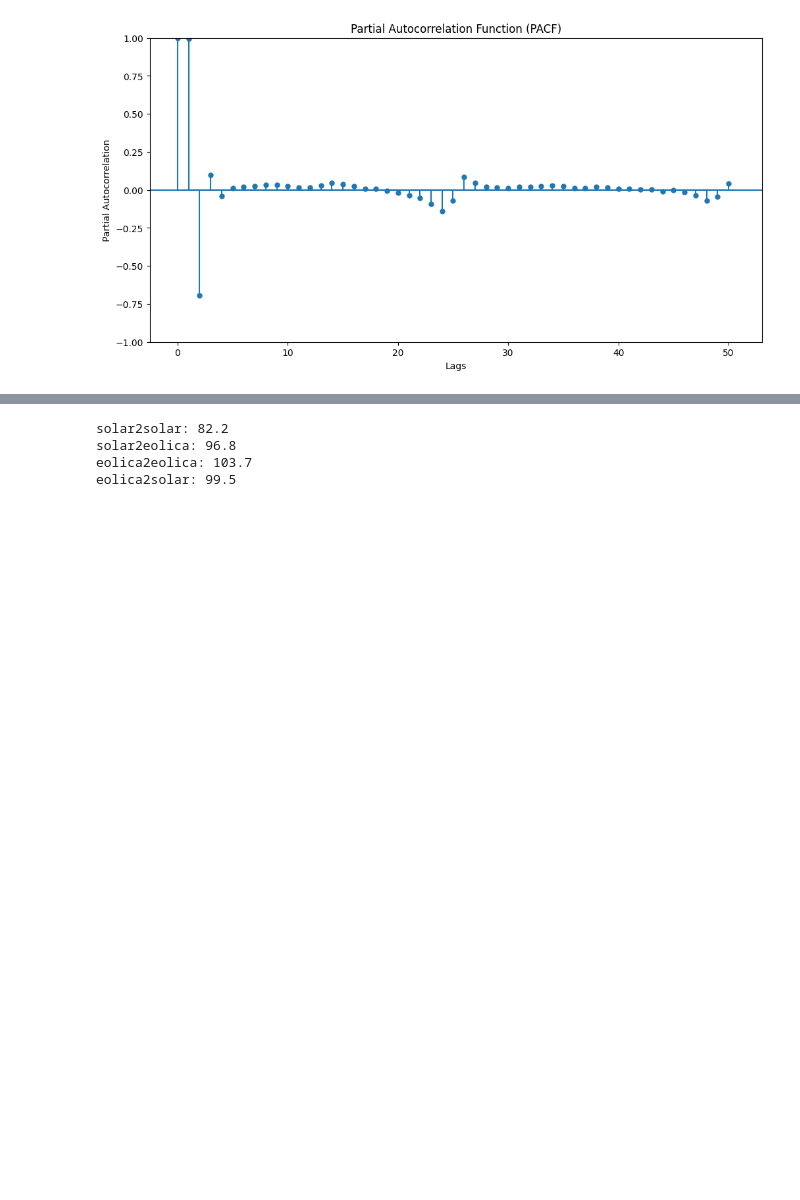
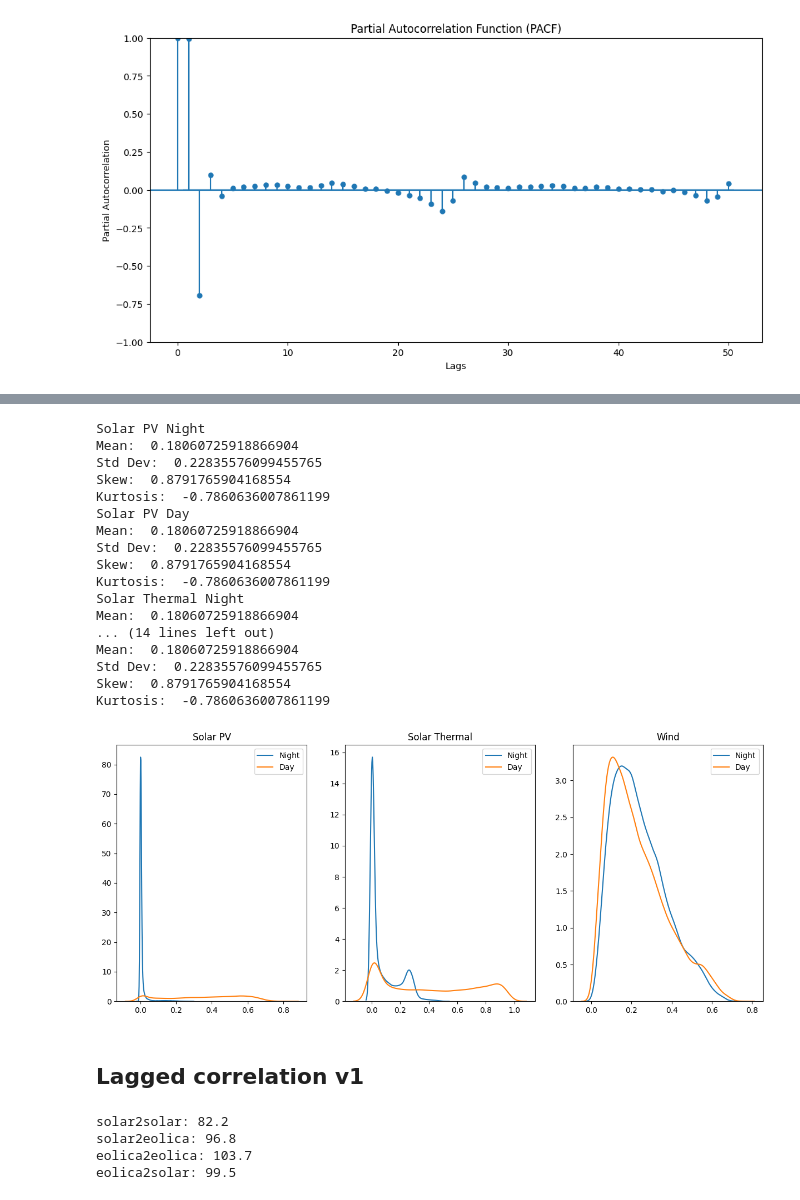
Before and after one commit to fcelya/solar-wind-generation, a Jupyter notebook: data_exploration_acf_pacf.ipynb, the cells around one changed output, grey strips where cells are left out. Cells and saved outputs as stored; diff of their text form; code cells hidden in the pictures; blank space fills up the shorter version.

```diff
--- a/data_exploration_acf_pacf.ipynb
+++ b/data_exploration_acf_pacf.ipynb
@@ -218,3 +297,41 @@ plt.show()
+# %%
+fig, ax = plt.subplots(1,3,figsize=(15,6))
+seasons = [(19,20,21,22,23,0,1,2,3,4,5,6),(7,8,9,10,11,12,13,14,15,16,17,18)]
+seasons_names = ['Night','Day']
+dfs = [df_spv, df_st, df_w]
+dfs_names = ['Solar PV', 'Solar Thermal', 'Wind']
+for i,df in enumerate(dfs):
+    for j,s in enumerate(seasons):
+        print(dfs_names[i],seasons_names[j])
+        get_moments(df_spv)
+        sub_df = df[df.index.hour.isin(s)]
+        ax1 = ax[i]
+        sns.kdeplot(sub_df,ax=ax1,label=seasons_names[j])
+        ax1.set_ylabel('')
+        ax1.set_xlabel('')
+        ax1.set_title(dfs_names[i])
+        ax1.legend()
+# %% [output]
+Solar PV Night
+Mean:  0.18060725918866904
+Std Dev:  0.22835576099455765
+Skew:  0.8791765904168554
+Kurtosis:  -0.7860636007861199
+Solar PV Day
+Mean:  0.18060725918866904
+Std Dev:  0.22835576099455765
+Skew:  0.8791765904168554
+Kurtosis:  -0.7860636007861199
+Solar Thermal Night
+Mean:  0.18060725918866904
+... (14 lines left out)
+Mean:  0.18060725918866904
+Std Dev:  0.22835576099455765
+Skew:  0.8791765904168554
+Kurtosis:  -0.7860636007861199
+[figure, added]
+# %% [markdown]
+## Lagged correlation v1
 # %%
 def calc_lcf(series_org, series_lag, n_lags=24*3):
     assert len(series_org) == len(series_lag)
```
Also changed, not shown: parts of 18 cells of this notebook, 7 other files.
